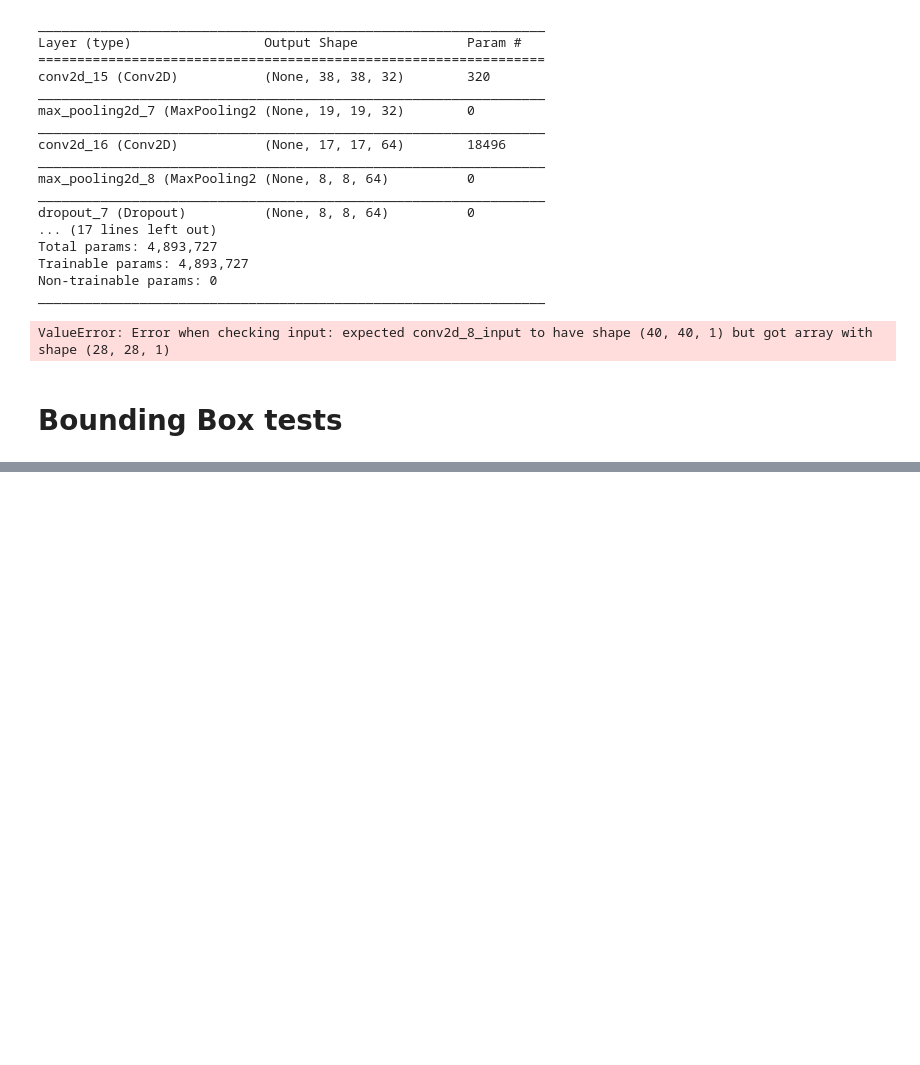
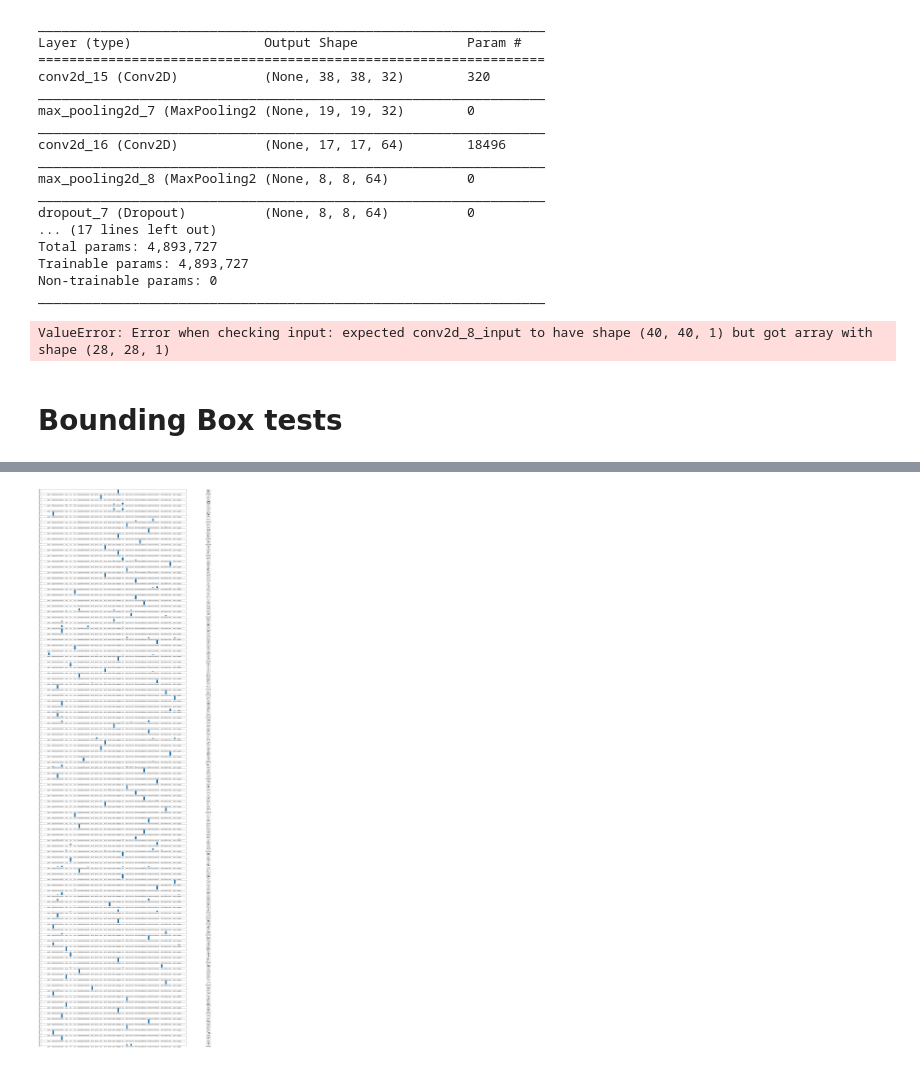
Before and after one commit to pierreTklein/robust2notation, a Jupyter notebook: CNN.ipynb, the cells around one changed output, grey strips where cells are left out. Saved outputs shown, nothing was run; the diff lists cells and outputs as text; code cells hidden in the pictures; blank space fills up the shorter version.

```diff
--- a/CNN.ipynb
+++ b/CNN.ipynb
@@ -426,7 +437,7 @@ def savePredictions(outfile, predictions):
             writer.writerow({'Id': i, 'Category': getCategoryOf(index)})
 # %%
 def visualizePredictions(images, predictions, start = 0, end = 10, shape=(40, 40)):
-    fig, ax = plt.subplots(figsize=(len(CATEGORIES) + 1, 30))
+    fig, ax = plt.subplots(figsize=(len(CATEGORIES) + 1, end - start * 3))
 
     for i in list(range(start, end)):
 
@@ -717,0 +742,9 @@ Epoch 14/40
+# %%
+kaggle_predictions_boundingbox = model1_bb.predict(X_kaggle_bb)
+ts = time.time()
+timestamp = int(ts)
+savePredictions('./models/model1_boundingbox/prediction_'+ str(timestamp) + '_' + str(score[1]) + '.csv', kaggle_predictions_boundingbox)
+# %%
+visualizePredictions(X_kaggle_bb,kaggle_predictions_boundingbox, start = 0, end = 100)
+# %% [output]
+[figure, added]
```
Also changed, not shown: parts of 18 cells of this notebook, 1 other file.
